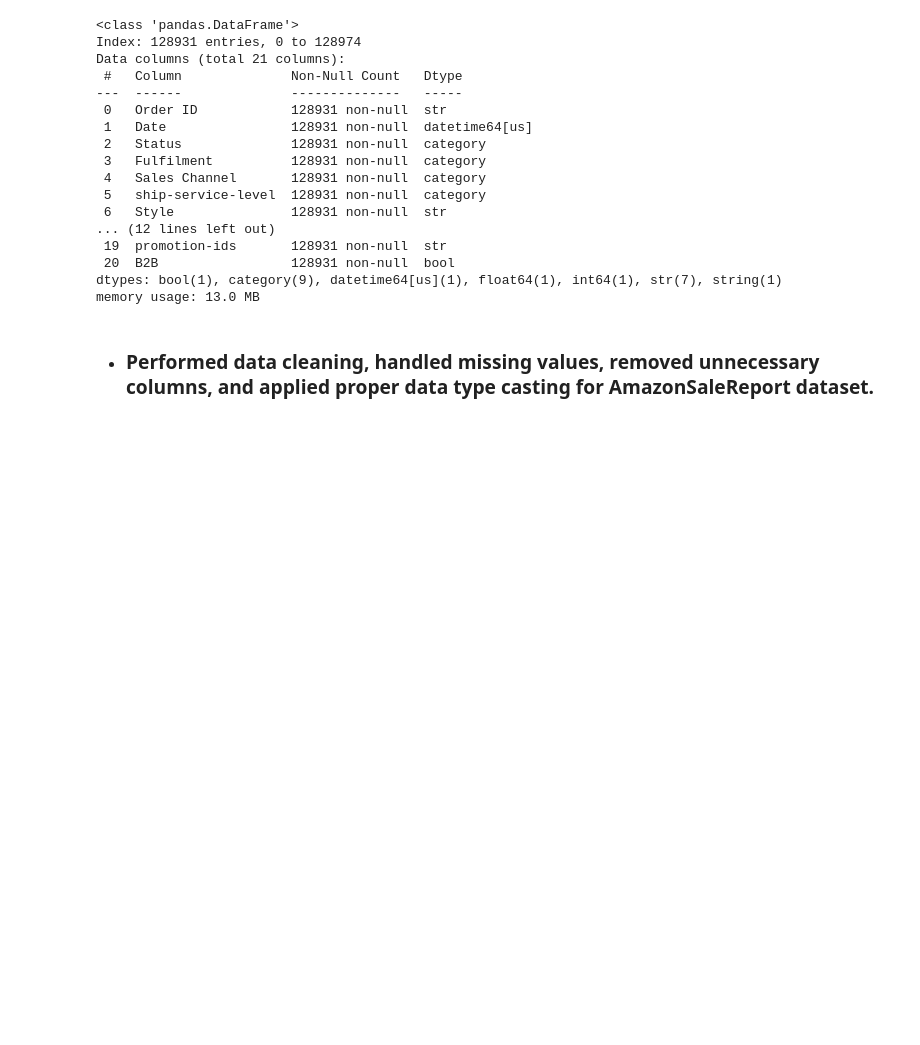
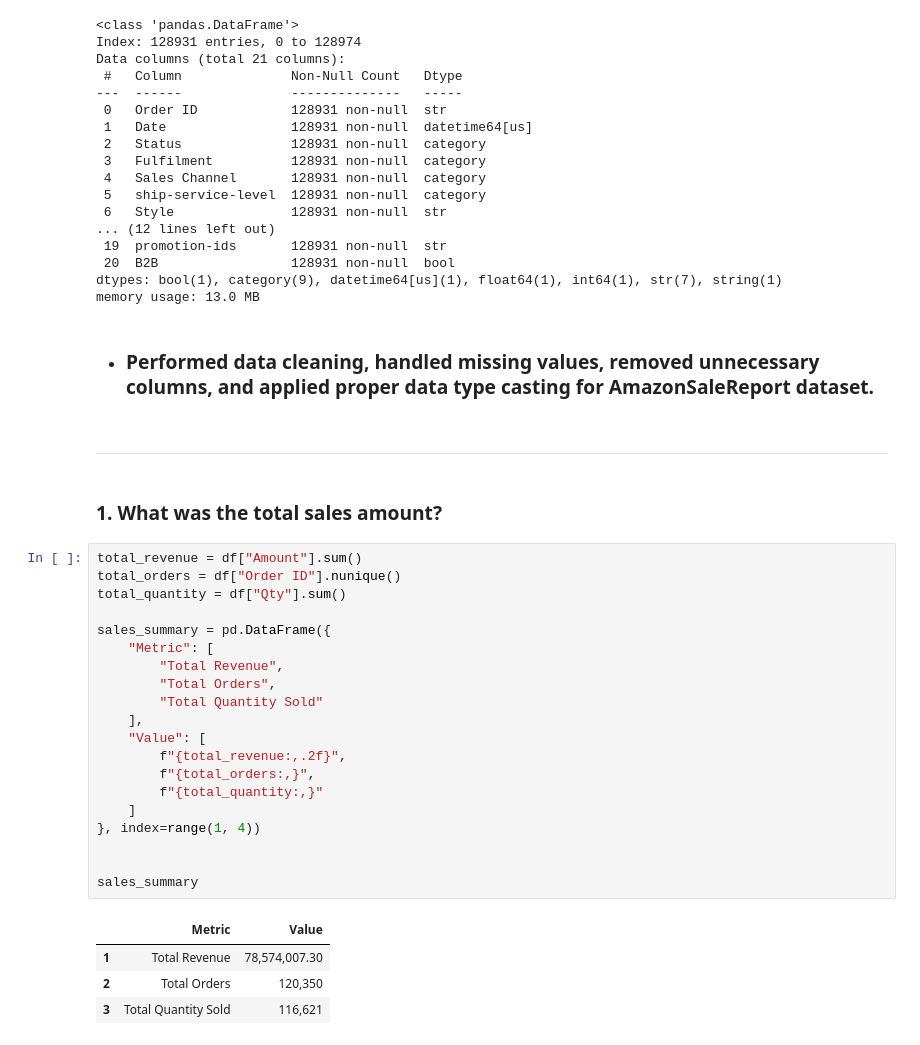
Before and after one commit to mohammadaminheidary/amazon-sales-analysis, a Jupyter notebook: main.ipynb, the cells around one changed output. Drawn from its saved outputs; the diff is of its cells as text; blank space fills up the shorter version.

```diff
--- a/main.ipynb
+++ b/main.ipynb
@@ -275,3 +275,32 @@ dtypes: bool(1), category(9), datetime64[us](1), float64(1), int64(1), str(7), s
 memory usage: 13.0 MB
 # %% [markdown]
 - ### Performed data cleaning, handled missing values, removed unnecessary columns, and applied proper data type casting for AmazonSaleReport dataset.
+# %% [markdown]
+---
+# %% [markdown]
+### 1. What was the total sales amount?
+# %%
+total_revenue = df["Amount"].sum()
+total_orders = df["Order ID"].nunique()
+total_quantity = df["Qty"].sum()
+
+sales_summary = pd.DataFrame({
+    "Metric": [
+        "Total Revenue",
+        "Total Orders",
+        "Total Quantity Sold"
+    ],
+    "Value": [
+        f"{total_revenue:,.2f}",
+        f"{total_orders:,}",
+        f"{total_quantity:,}"
+    ]
+}, index=range(1, 4))
+
+
+sales_summary
+# %% [output]
+|  | Metric | Value |
+| 1 | Total Revenue | 78,574,007.30 |
+| 2 | Total Orders | 120,350 |
+| 3 | Total Quantity Sold | 116,621 |
```
Also changed, not shown: parts of 6 cells of this notebook.
